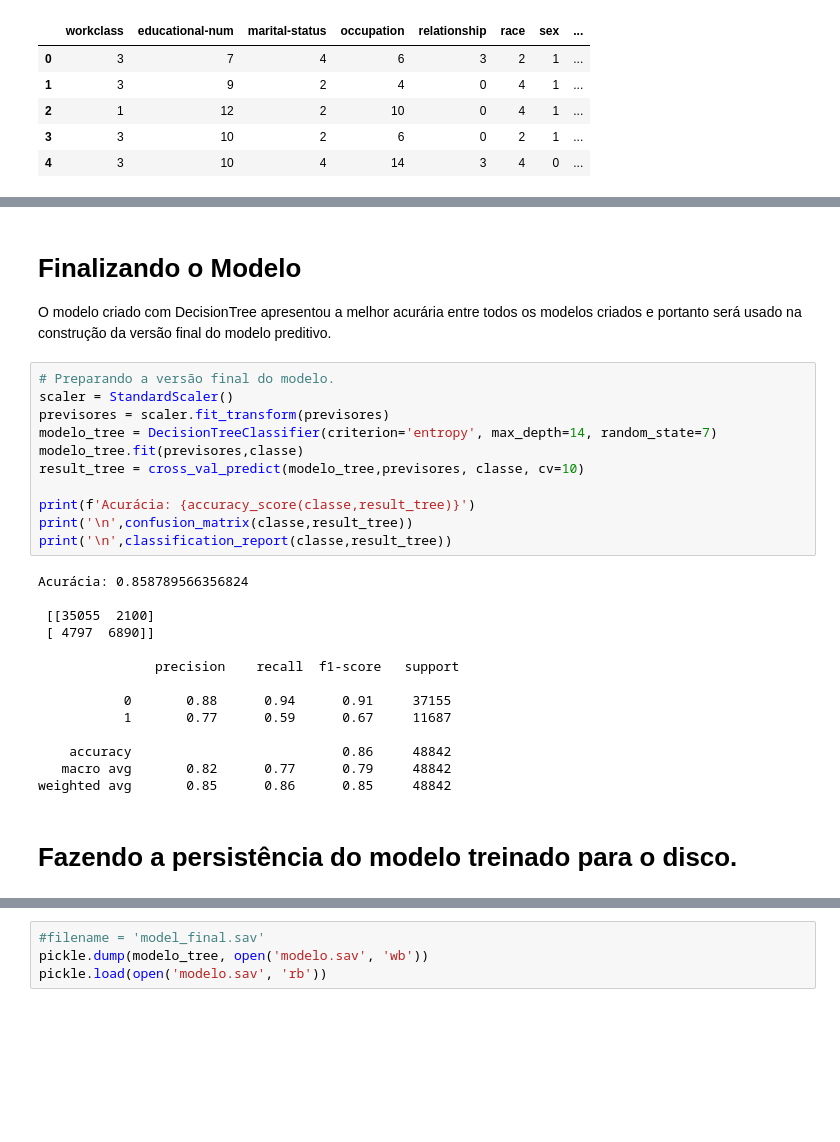
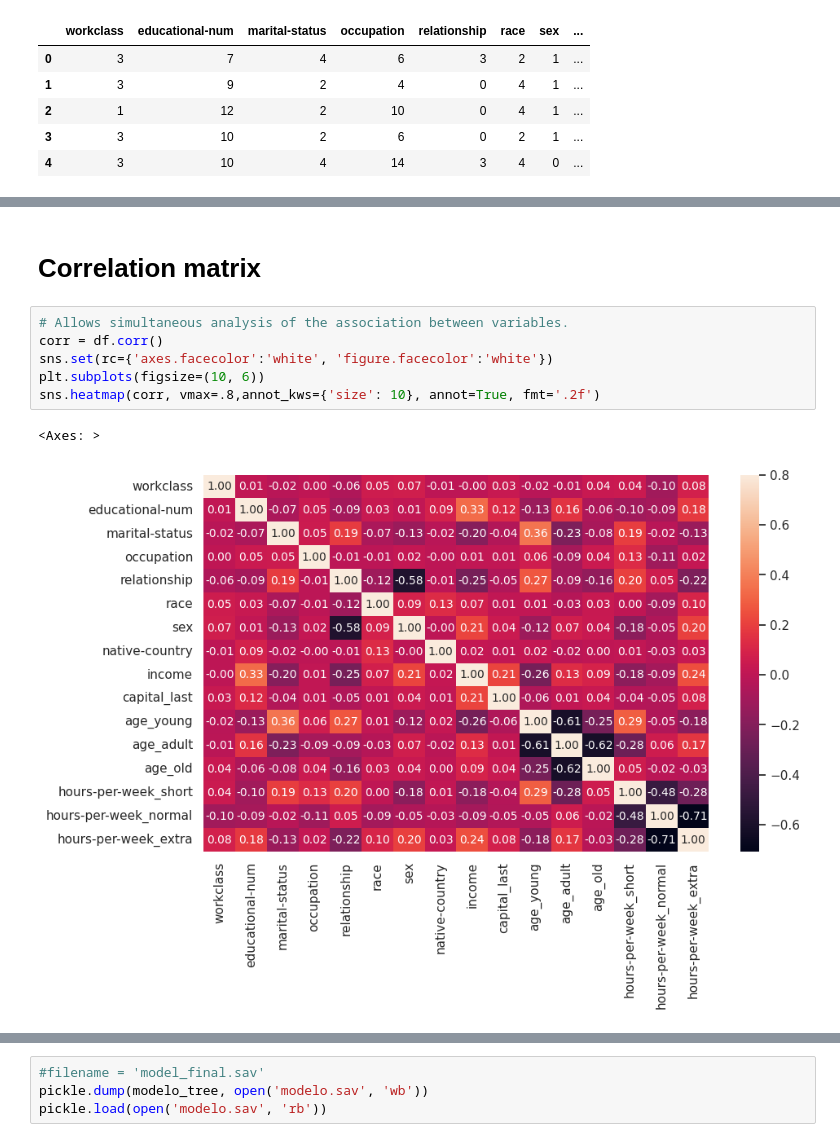
Before and after one commit to anderson-ferreira-83/Data_Science_Repo_anderson83, a Jupyter notebook: 2_Data_mining/Dados_do_Censo_anderson83.ipynb, the cells around one changed output, grey strips where cells are left out. Drawn from its saved outputs; the diff is of its cells as text; blank space fills up the shorter version.

```diff
--- a/2_Data_mining/Dados_do_Censo_anderson83.ipynb
+++ b/2_Data_mining/Dados_do_Censo_anderson83.ipynb
@@ -588,31 +377,11 @@ Melhor parâmetro:{'max_depth': 13, 'criterion': 'entropy'}, Score:0.85958805945
-# %% [markdown]
-# Finalizando o Modelo
-
-O modelo criado com DecisionTree apresentou a melhor acurária entre todos os modelos criados e portanto será usado na construção da versão final do modelo preditivo.
-# %%
-# Preparando a versão final do modelo.
-scaler = StandardScaler()
-previsores = scaler.fit_transform(previsores)
-modelo_tree = DecisionTreeClassifier(criterion='entropy', max_depth=14, random_state=7)
-modelo_tree.fit(previsores,classe)
-result_tree = cross_val_predict(modelo_tree,previsores, classe, cv=10)
-
-print(f'Acurácia: {accuracy_score(classe,result_tree)}')
-print('\n',confusion_matrix(classe,result_tree))
-print('\n',classification_report(classe,result_tree))
-# %% [output]
-Acurácia: 0.858789566356824
-
- [[35055  2100]
- [ 4797  6890]]
-
-               precision    recall  f1-score   support
-
-           0       0.88      0.94      0.91     37155
-           1       0.77      0.59      0.67     11687
-
-    accuracy                           0.86     48842
-   macro avg       0.82      0.77      0.79     48842
-weighted avg       0.85      0.86      0.85     48842
-# %% [markdown]
-# Fazendo a persistência do modelo treinado para o disco.
+# %% [markdown]
+# Correlation matrix
+# %%
+# Allows simultaneous analysis of the association between variables.
+corr = df.corr()
+sns.set(rc={'axes.facecolor':'white', 'figure.facecolor':'white'})
+plt.subplots(figsize=(10, 6))
+sns.heatmap(corr, vmax=.8,annot_kws={'size': 10}, annot=True, fmt='.2f')
+# %% [output]
+<Axes: >
+[figure, added]
```
Also changed, not shown: parts of 78 cells of this notebook.
